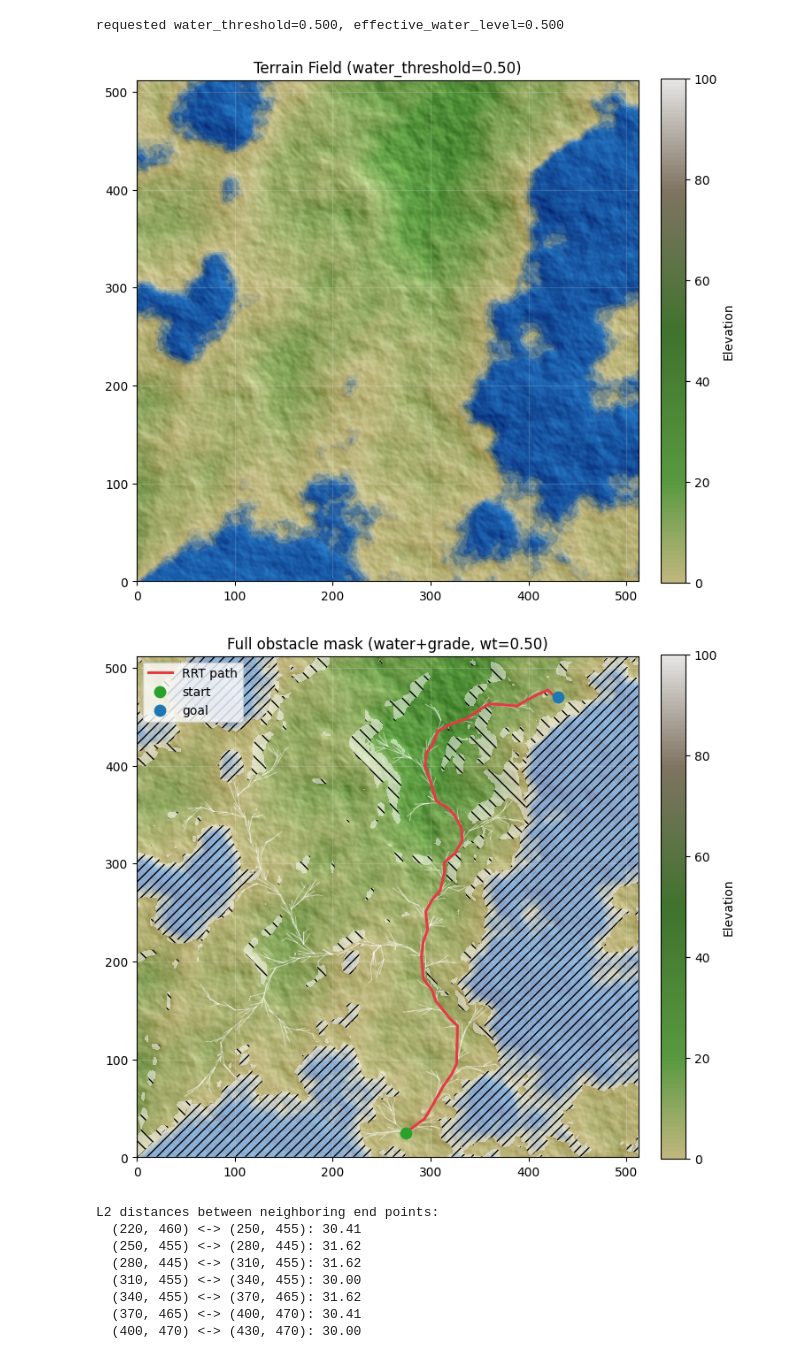
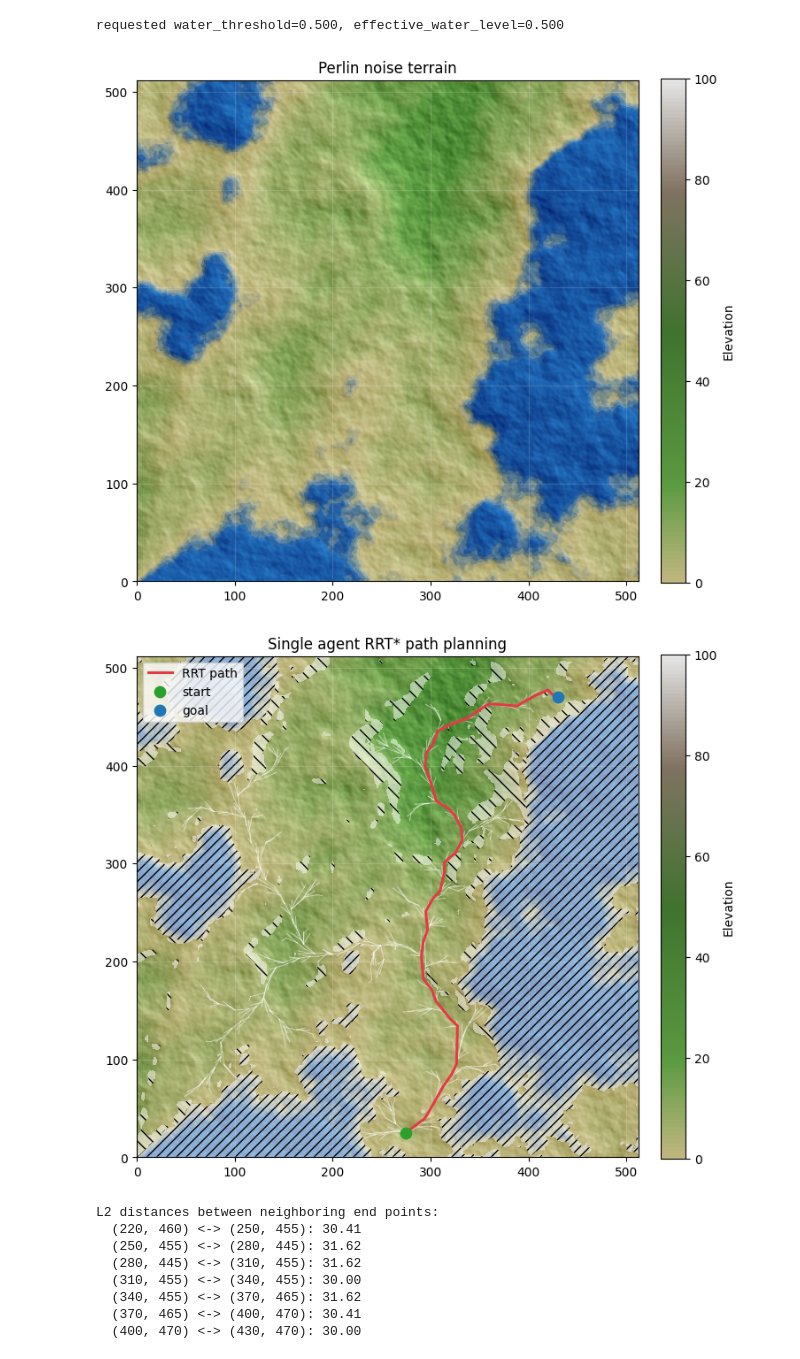
Before and after one commit to davidfobar/dMRdRRT, a Jupyter notebook: test.ipynb, the cells around one changed output. Cells and saved outputs as stored; diff of their text form; code cells hidden in the pictures.

```diff
--- a/test.ipynb
+++ b/test.ipynb
@@ -5,9 +5,6 @@ from planners.RRT import RRTParameters
 from utils.FieldClass import TerrainFieldClass
 from utils.visualization import plot_agent
 
-swarm = SwarmGraph(type="m_step_path", num_nodes=size, m=3)
-swarm.build(adversarial_nodes=adversarial_nodes)
-neighbors = swarm.neighbors(rank)
 
 water_threshold = 0.50
 terrain_field = TerrainFieldClass(
@@ -18,7 +15,7 @@ print(
     f"requested water_threshold={water_threshold:.3f}, "
     f"effective_water_level={terrain_field.effective_water_level:.3f}"
 )
-terrain_field.plot(title=f"Terrain Field (water_threshold={water_threshold:.2f})")
+terrain_field.plot(title=f"Perlin noise terrain")
 
 terrain_agent = Agent(
     rank=0,
@@ -28,36 +25,36 @@ terrain_agent = Agent(
     field=terrain_field,
     start=(275.0, 25.0),
     rrt_params=RRTParameters(
         step_size=5.0,
         max_iters=5000,
         seed=8,
         use_rrt_star=True,
     ),
     max_grade=30.0,
  )
 
 end_points = [(220, 460),
               (250, 455),
               (280, 445),
               (310, 455),
               (340, 455),
               (370, 465),
               (400, 470),
               (430, 470)]
 
 terrain_path = terrain_agent.plan_to(end_points[7])
 
 plot_agent(
     terrain_agent,
     show=True,
-    title=f"Full obstacle mask (water+grade, wt={water_threshold:.2f})",
+    title=f"Single agent RRT* path planning",
     planner_name="RRT",
     include_grade_obstacles=True,
  )
 # %% [output]
 requested water_threshold=0.500, effective_water_level=0.500
-[figure, old version]
+[figure, new version]
-[figure, old version]
+[figure, new version]
 # %%
 # Print the L2 norms of the distances between neighboring end points
 import numpy as np
```
Also changed, not shown: 10 other files.
